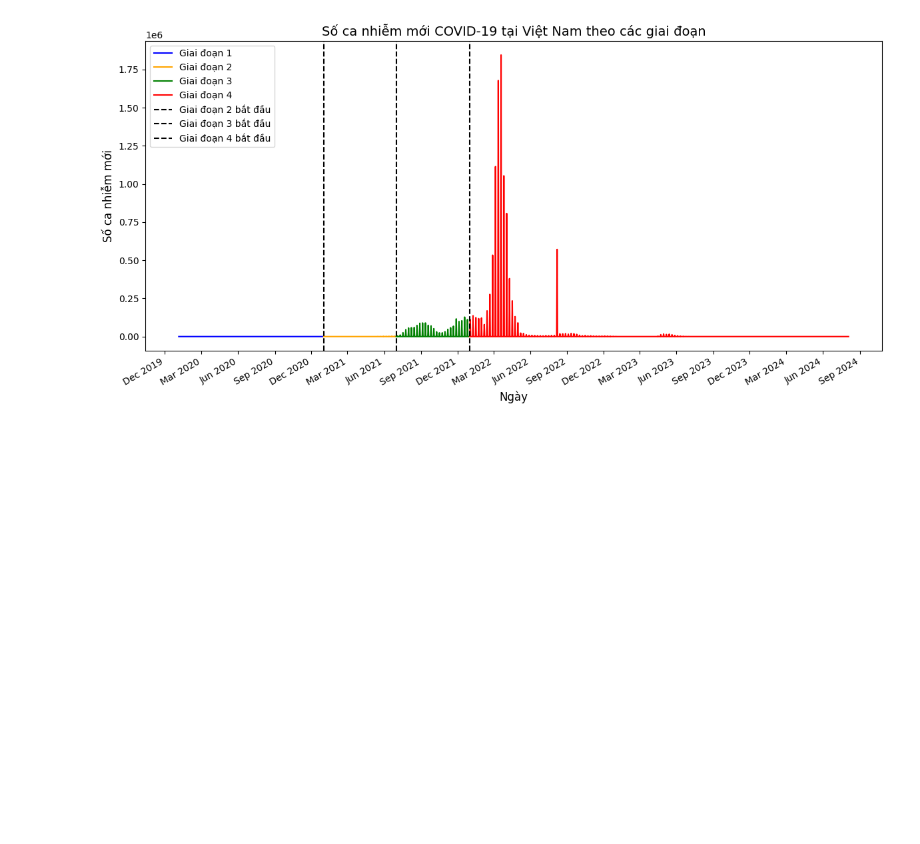
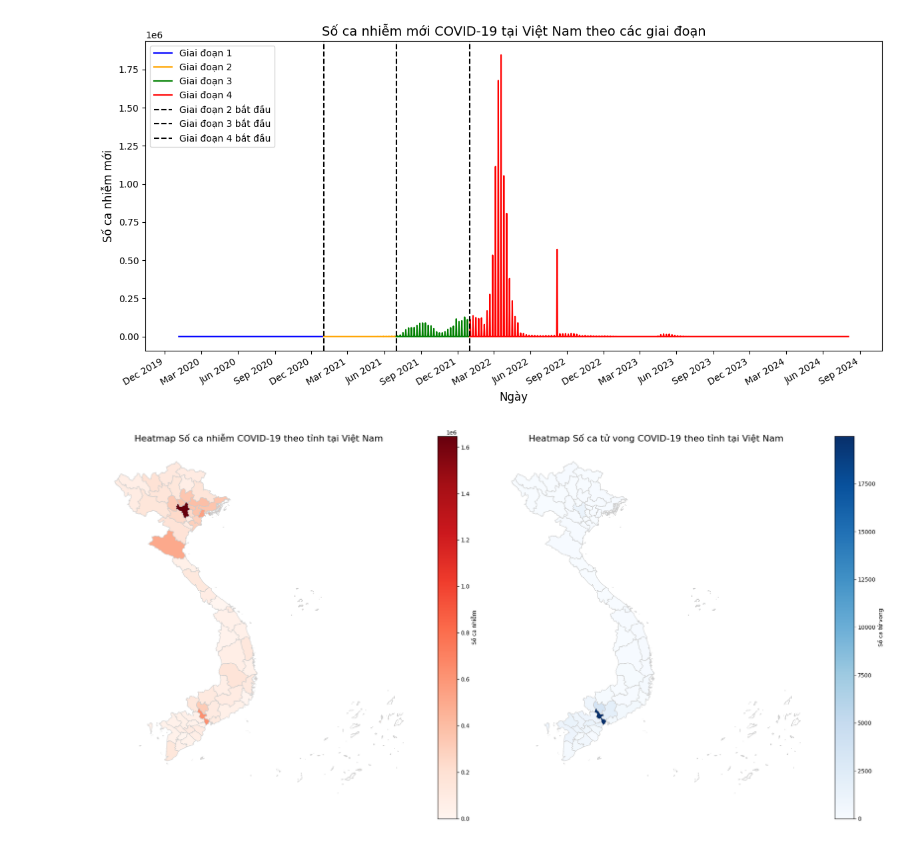
Before and after one commit to Quockhanh0712/Covid19_KNK, a Jupyter notebook: phantich/World.ipynb, the cells around one changed output. Cells and saved outputs as stored; diff of their text form; code cells hidden in the pictures; blank space fills up the shorter version.

Commit message:
vietnam

```diff
--- a/phantich/World.ipynb
+++ b/phantich/World.ipynb
@@ -623,3 +578,82 @@ Try using .loc[row_indexer,col_indexer] = value instead
 
 See the caveats in the documentation: https://pandas.pydata.org/pandas-docs/stable/user_guide/indexing.html#returning-a-view-versus-a-copy
 [figure]
+# %%
+import pandas as pd
+import geopandas as gpd
+import matplotlib.pyplot as plt
+import unidecode  # Xử lý dấu tiếng Việt
+
+# Dữ liệu COVID-19 đầy đủ
+covid_data = pd.DataFrame({
+    'Province': ['ha noi', 'tp. ho chi minh', 'hai phong', 'nghe an', 'bac giang', 'vinh phuc',
+                 'hai duong', 'quang ninh', 'bac ninh', 'thai nguyen', 'phu tho', 'binh duong',
+                 'nam dinh', 'thai binh', 'hung yen', 'hoa binh', 'lao cai', 'thanh hoa',
+                 'dak lak', 'lang son', 'yen bai', 'son la', 'ca mau', 'tuyen quang', 'tay ninh',
+                 'binh dinh', 'quang binh', 'ha giang', 'khanh hoa', 'binh phuoc', 'ba ria - vung tau',
+                 'da nang', 'dong nai', 'ninh binh', 'vinh long', 'ben tre', 'cao bang', 'lam dong',
+                 'ha nam', 'dien bien', 'quang tri', 'bac kan', 'can tho', 'lai chau', 'tra vinh',
+                 'dak nong', 'gia lai', 'ha tinh', 'binh thuan', 'dong thap', 'quang ngai',
+                 'long an', 'quang nam', 'thua thien hue', 'bac lieu', 'phu yen', 'kien giang',
+                 'an giang', 'tien giang', 'soc trang', 'kon tum', 'hau giang', 'ninh thuan'],
+    'Cases': [1646923, 629018, 537527, 502049, 391440, 375686, 372391, 356404, 353869,
+              347519, 331520, 325667, 301101, 296789, 244028, 239941, 188846, 178595,
+              172439, 160752, 158046, 153602, 147734, 147582, 140444, 139890, 129648,
+              122610, 122036, 120003, 110822, 108712, 107518, 104800, 103505, 99799,
+              99051, 98238, 91467, 90757, 86293, 77048, 76925, 75519, 75174, 73427,
+              70961, 55279, 54300, 51614, 50513, 50297, 49556, 48186, 46949, 44481,
+              43659, 43297, 39902, 34457, 26342, 17900, 9001],
+    'Deaths': [1232, 19985, 138, 145, 92, 19, 117, 150, 136,
+               112, 97, 3519, 150, 23, 5, 102, 38, 109, 201, 85,
+               13, 0, 357, 14, 944, 281, 74, 80, 364, 224, 497,
+               338, 1903, 93, 829, 490, 59, 141, 65, 23, 38, 19,
+               958, 0, 115, 47, 116, 50, 482, 1007, 127, 1088, 150,
+               173, 470, 137, 1027, 1325, 1290, 634, 1, 231, 60]
+})
+
+# Đọc file GeoJSON
+vietnam_map = gpd.read_file(r'A:\UET-VNU\Covid19_KNK\Datacovid19\diaphantinhenglish.geojson')
+
+# Chuẩn hóa tên tỉnh thành
+vietnam_map['Name'] = vietnam_map['Name'].apply(lambda x: unidecode.unidecode(x).lower())
+
+# Gộp dữ liệu
+merged_data = vietnam_map.merge(covid_data, left_on='Name', right_on='Province', how='left')
+
+# Điền giá trị NaN bằng 0
+merged_data['Cases'] = merged_data['Cases'].fillna(0)
+merged_data['Deaths'] = merged_data['Deaths'].fillna(0)
+
+# Vẽ hai biểu đồ song song
+fig, axes = plt.subplots(1, 2, figsize=(20, 10))
+
+# Bản đồ số ca nhiễm
+merged_data.plot(
+    column='Cases',
+    cmap='Reds',
+    linewidth=0.8,
+    ax=axes[0],
+    edgecolor='0.8',
+    legend=True,
+    legend_kwds={'label': "Số ca nhiễm"}
+)
+axes[0].set_title('Heatmap Số ca nhiễm COVID-19 theo tỉnh tại Việt Nam', fontsize=16)
+axes[0].axis('off')
+
+# Bản đồ số ca tử vong
+merged_data.plot(
+    column='Deaths',
+    cmap='Blues',
+    linewidth=0.8,
+    ax=axes[1],
+    edgecolor='0.8',
+    legend=True,
+    legend_kwds={'label': "Số ca tử vong"}
+)
+axes[1].set_title('Heatmap Số ca tử vong COVID-19 theo tỉnh tại Việt Nam', fontsize=16)
+axes[1].axis('off')
+
+plt.tight_layout()
+plt.show()
+# %% [output]
+[figure, added]
```
Also changed, not shown: parts of 17 cells of this notebook, 3 other files.
